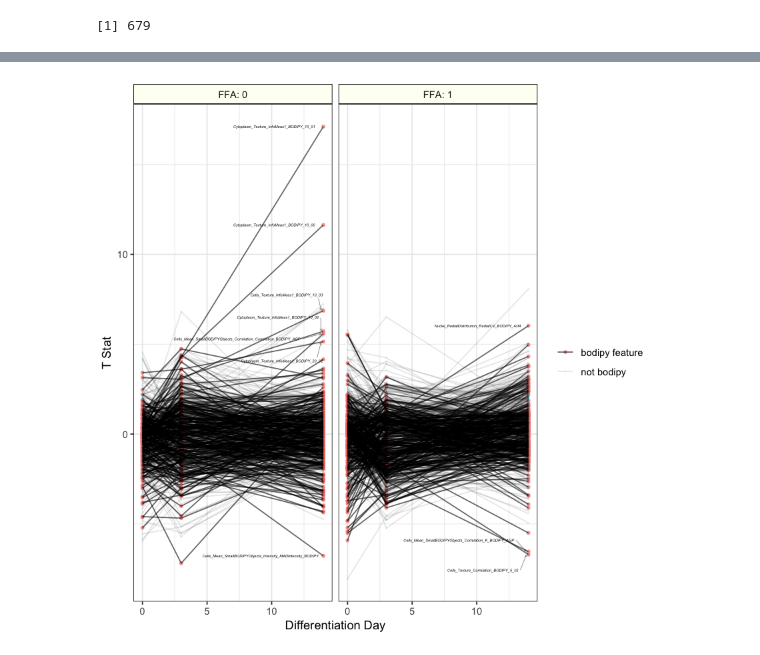
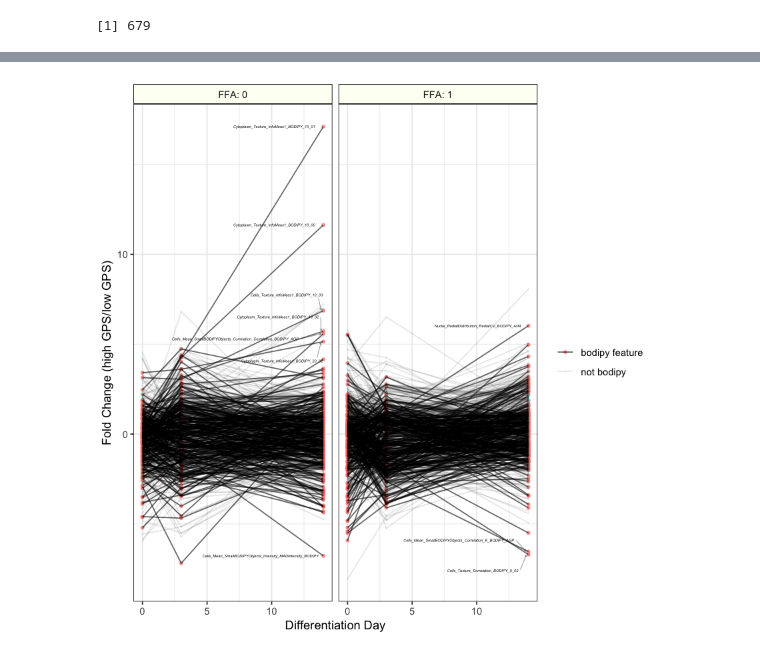
Before and after one commit to broadinstitute/2018_04_12_T2D_V2F_Saadat_Broad, a Jupyter notebook: visualize_fat_globules.ipynb, the cells around one changed output, grey strips where cells are left out. Saved outputs shown, nothing was run; the diff lists cells and outputs as text; code cells hidden in the pictures.

```diff
--- a/visualize_fat_globules.ipynb
+++ b/visualize_fat_globules.ipynb
@@ -5,3 +7,5 @@ suppressPackageStartupMessages(library(dplyr))
+# %%
+extensions <- c(".png", ".pdf", ".svg")
 # %%
 results_file <- file.path("results", "fat_globule_analysis_results.tsv")
 all_results_df <- readr::read_tsv(results_file, col_types=readr::cols())
@@ -123,39 +131,41 @@ label_logic <- (all_results_df$bodipy_color == "bodipy feature" &
      all_results_df$t_stat < -6 &
                 all_results_df$diff_day == 14)
 # %%
-ggplot(all_results_df,
+traj_gg <- ggplot(all_results_df,
        aes(x = diff_day, y = t_stat, group = cp_feature)) +
     geom_point(aes(color = bodipy_color,
                    alpha = bodipy_color,
                    size = bodipy_color)) +
     geom_line(aes(alpha = bodipy_color)) +
-    ylab("T Stat") +
+    ylab("Fold Change (high GPS/low GPS)") +
     xlab("Differentiation Day") +
     facet_wrap(~FFA,
                labeller = labeller(FFA = as_labeller(append_ffa))) +
     scale_color_discrete(name = "") +
     scale_alpha_manual(name = "",
                        values = c("bodipy feature" = 0.6,
                                   "not bodipy" = 0.1)) +
     scale_size_manual(name = "",
                       values = c("bodipy feature" = 1,
                                  "not bodipy" = 0.1)) +
     theme_bw() +
     theme(strip.background = element_rect(colour = "black",
                                           fill = "#fdfff4")) +
     geom_text_repel(data = subset(all_results_df, label_logic),
                     arrow = arrow(length = unit(0.01, "npc")),
                     box.padding = 0.6,
                     point.padding = 0.3,
                     segment.size = 0.2,
                     segment.alpha = 0.6,
                     size = 1.2,
                     fontface = "italic",
                     aes(label = cp_feature,
                         x = diff_day,
                         y = t_stat))
 
-out_file <- file.path("figures", "trajectory_fat_globule_viz.png")
-ggsave(out_file, height = 5, width = 7, dpi = 300)
+traj_gg
+
+base_file <- file.path("figures", "trajectory_fat_globule_viz")
+save_figure(traj_gg, base_file, extensions, height = 5, width = 7, dpi = 500)
 # %% [output]
-[figure, old version]
+[figure, new version]
```
Also changed, not shown: parts of 3 cells of this notebook, 1 other file.
